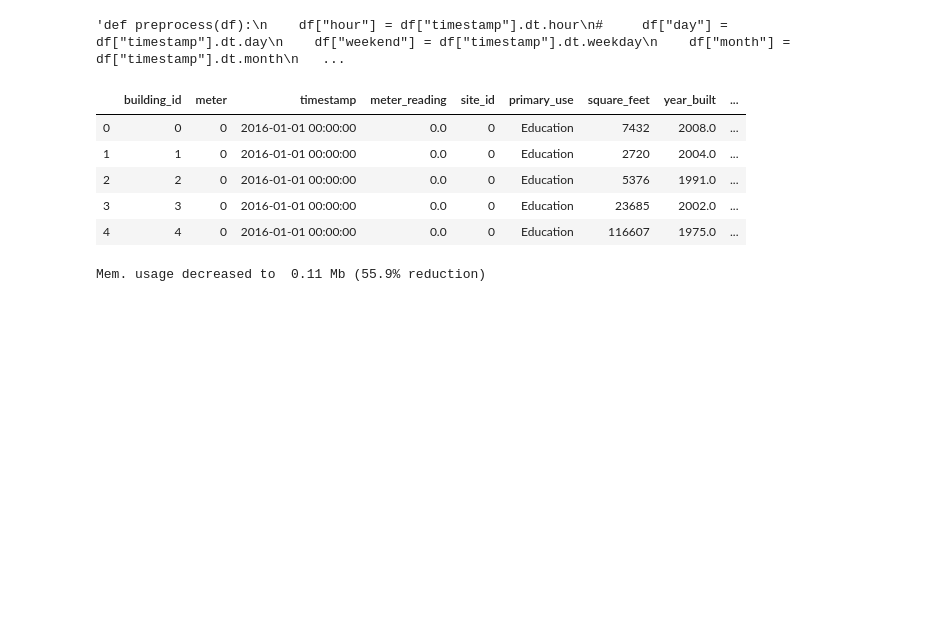
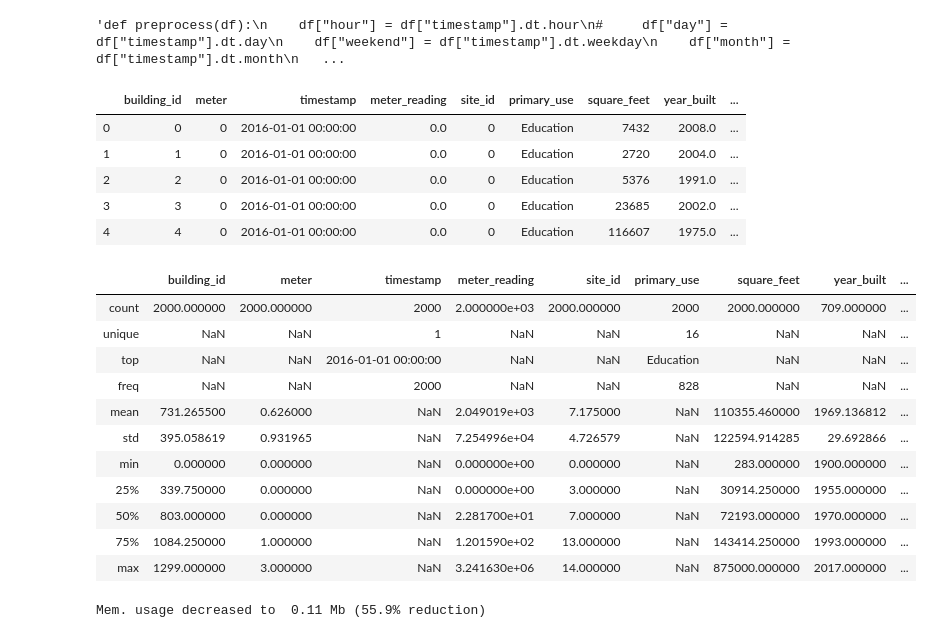
Before and after one commit to cyoukou7/fastai-work, a Jupyter notebook: Energy_prediction.ipynb, the cells around one changed output. Saved outputs shown, nothing was run; the diff lists cells and outputs as text; code cells hidden in the pictures; blank space fills up the shorter version.

```diff
--- a/Energy_prediction.ipynb
+++ b/Energy_prediction.ipynb
@@ -119,6 +153,21 @@ train.head()
 | 2 | 2 | 0 | 2016-01-01 00:00:00 | 0.0 | 0 | Education | 5376 | 1991.0 | ... |
 | 3 | 3 | 0 | 2016-01-01 00:00:00 | 0.0 | 0 | Education | 23685 | 2002.0 | ... |
 | 4 | 4 | 0 | 2016-01-01 00:00:00 | 0.0 | 0 | Education | 116607 | 1975.0 | ... |
+# %%
+train.describe(include='all')
+# %% [output]
+|  | building_id | meter | timestamp | meter_reading | site_id | primary_use | square_feet | year_built | ... |
+| count | 2000.000000 | 2000.000000 | 2000 | 2.000000e+03 | 2000.000000 | 2000 | 2000.000000 | 709.000000 | ... |
+| unique | NaN | NaN | 1 | NaN | NaN | 16 | NaN | NaN | ... |
+| top | NaN | NaN | 2016-01-01 00:00:00 | NaN | NaN | Education | NaN | NaN | ... |
+| freq | NaN | NaN | 2000 | NaN | NaN | 828 | NaN | NaN | ... |
+| mean | 731.265500 | 0.626000 | NaN | 2.049019e+03 | 7.175000 | NaN | 110355.460000 | 1969.136812 | ... |
+| std | 395.058619 | 0.931965 | NaN | 7.254996e+04 | 4.726579 | NaN | 122594.914285 | 29.692866 | ... |
+| min | 0.000000 | 0.000000 | NaN | 0.000000e+00 | 0.000000 | NaN | 283.000000 | 1900.000000 | ... |
+| 25% | 339.750000 | 0.000000 | NaN | 0.000000e+00 | 3.000000 | NaN | 30914.250000 | 1955.000000 | ... |
+| 50% | 803.000000 | 0.000000 | NaN | 2.281700e+01 | 7.000000 | NaN | 72193.000000 | 1970.000000 | ... |
+| 75% | 1084.250000 | 1.000000 | NaN | 1.201590e+02 | 13.000000 | NaN | 143414.250000 | 1993.000000 | ... |
+| max | 1299.000000 | 3.000000 | NaN | 3.241630e+06 | 14.000000 | NaN | 875000.000000 | 2017.000000 | ... |
 # %%
 def reduce_mem_usage(df, verbose=True):
     numerics = ['int16', 'int32', 'int64', 'float16', 'float32', 'float64']
```
Also changed, not shown: parts of 9 cells of this notebook.
